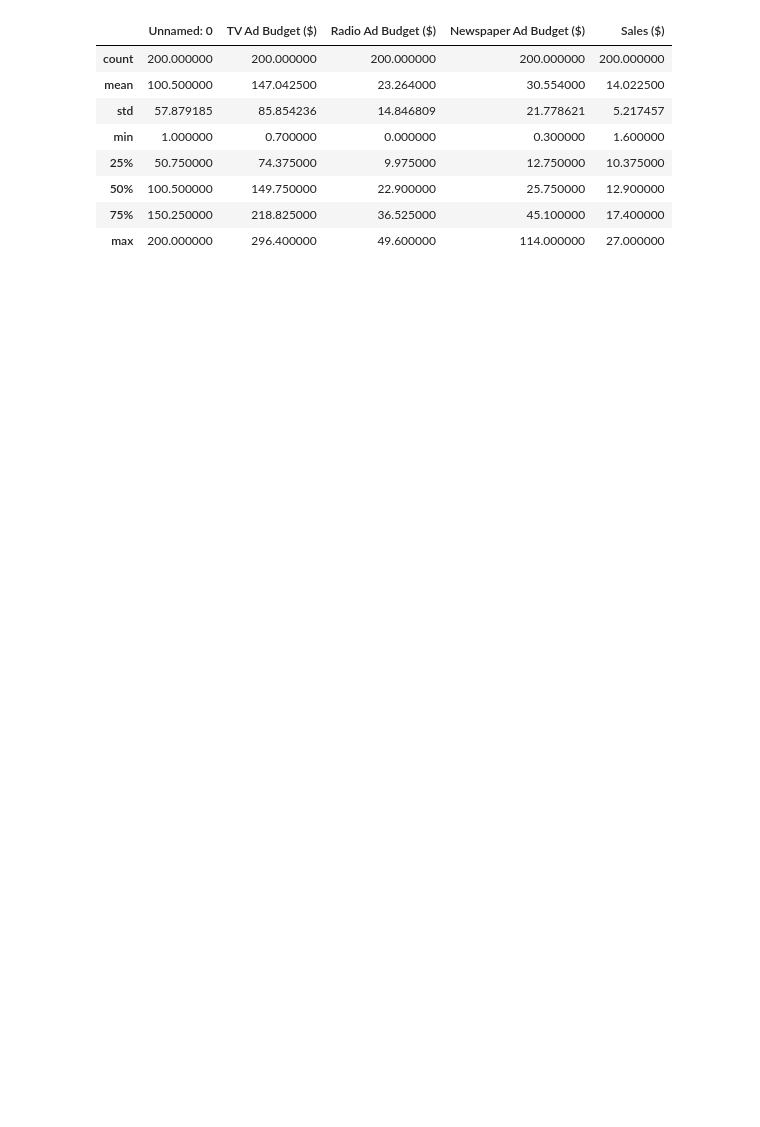
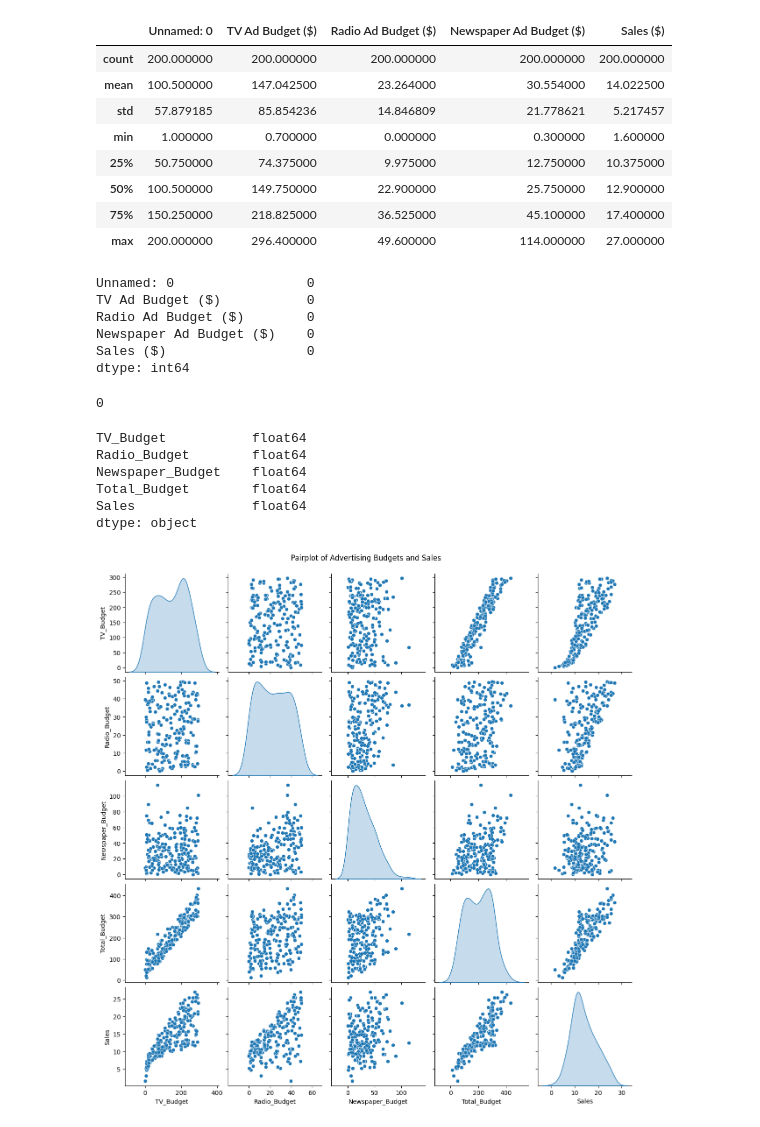
Before and after one commit to Alphteow/Advertising_Kaggle, a Jupyter notebook: XGandGB.ipynb, the cells around one changed output. Cells and saved outputs as stored; diff of their text form; code cells hidden in the pictures; blank space fills up the shorter version.

```diff
--- a/XGandGB.ipynb
+++ b/XGandGB.ipynb
@@ -40,3 +55,56 @@ df.describe()
 | 50% | 100.500000 | 149.750000 | 22.900000 | 25.750000 | 12.900000 |
 | 75% | 150.250000 | 218.825000 | 36.525000 | 45.100000 | 17.400000 |
 | max | 200.000000 | 296.400000 | 49.600000 | 114.000000 | 27.000000 |
+# %%
+# Check for missing values
+print(df.isnull().sum())
+# %% [output]
+Unnamed: 0                 0
+TV Ad Budget ($)           0
+Radio Ad Budget ($)        0
+Newspaper Ad Budget ($)    0
+Sales ($)                  0
+dtype: int64
+# %%
+# Rename columns for easier access
+df.rename(columns={
+    'TV Ad Budget ($)': 'TV_Budget',
+    'Radio Ad Budget ($)': 'Radio_Budget',
+    'Newspaper Ad Budget ($)': 'Newspaper_Budget',
+    'Sales ($)': 'Sales'
+}, inplace=True)
+
+df = df[['TV_Budget', 'Radio_Budget', 'Newspaper_Budget', 'Total_Budget', 'Sales']]
+# %%
+# Check for duplicates
+print(df.duplicated().sum())
+
+# Remove duplicates if any
+df.drop_duplicates(inplace=True)
+# %% [output]
+0
+# %%
+# Check data types
+print(df.dtypes)
+
+# Convert columns to numeric if necessary
+df = df.astype({
+    'TV_Budget': 'float',
+    'Radio_Budget': 'float',
+    'Newspaper_Budget': 'float',
+    'Sales': 'float'
+})
+# %% [output]
+TV_Budget           float64
+Radio_Budget        float64
+Newspaper_Budget    float64
+Total_Budget        float64
+Sales               float64
+dtype: object
+# %%
+# Visualize distributions of advertising budgets and sales
+sns.pairplot(df[['TV_Budget', 'Radio_Budget', 'Newspaper_Budget', 'Total_Budget', 'Sales']], diag_kind='kde')
+plt.suptitle("Pairplot of Advertising Budgets and Sales", y=1.02)
+plt.show()
+# %% [output]
+[figure, added]
```
Also changed, not shown: parts of 10 cells of this notebook.
